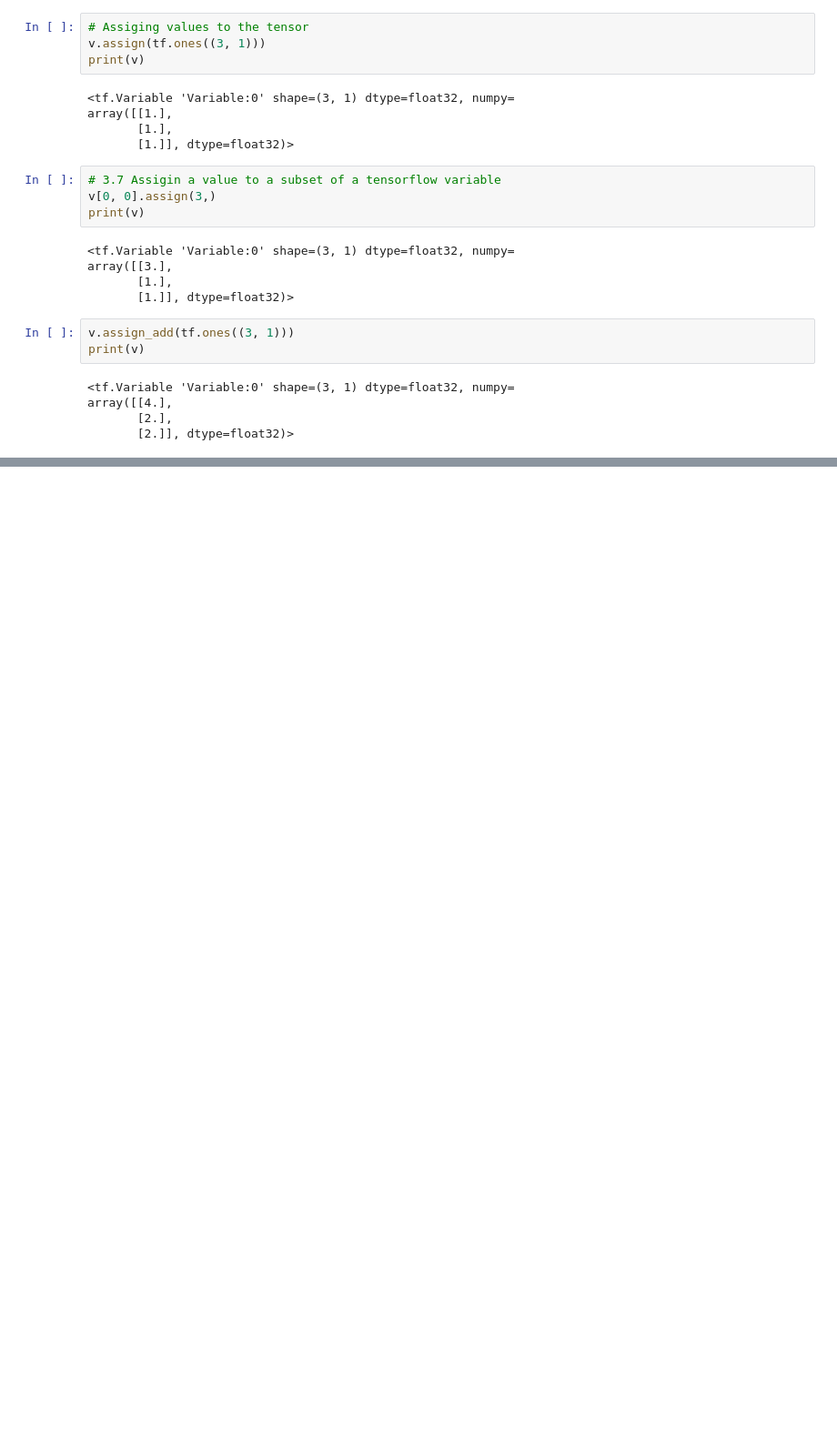
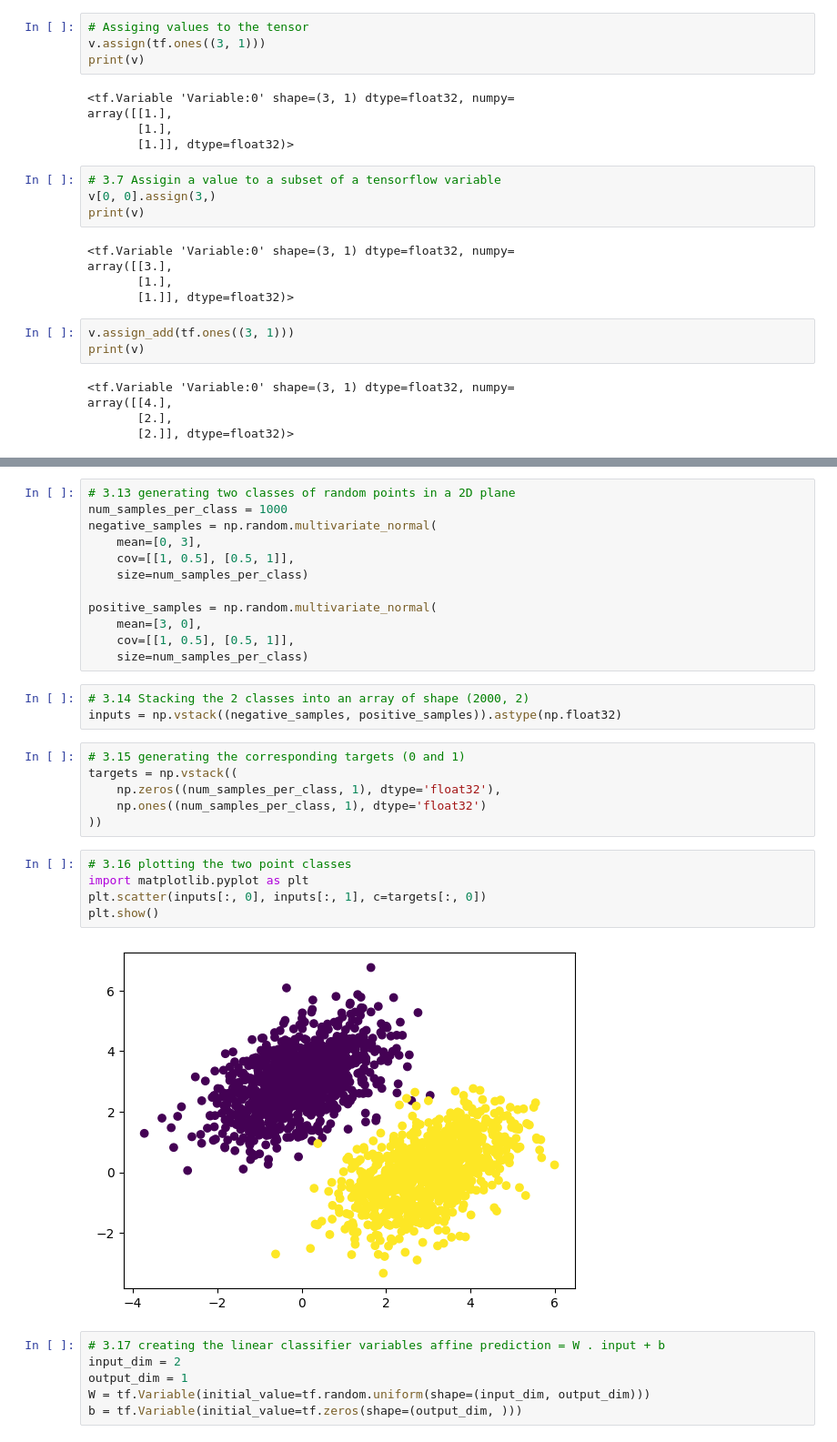
Before and after one commit to will-j-c/deep_learning_in_python, a Jupyter notebook: chapter_3.ipynb, the cells around one changed output, grey strips where cells are left out. Shown at 91% size. Saved outputs shown, nothing was run; the diff lists cells and outputs as text; blank space fills up the shorter version.

```diff
--- a/chapter_3.ipynb
+++ b/chapter_3.ipynb
@@ -85,0 +144,34 @@ array([[4.],
+# %%
+# 3.13 generating two classes of random points in a 2D plane
+num_samples_per_class = 1000
+negative_samples = np.random.multivariate_normal(
+    mean=[0, 3],
+    cov=[[1, 0.5], [0.5, 1]],
+    size=num_samples_per_class)
+
+positive_samples = np.random.multivariate_normal(
+    mean=[3, 0],
+    cov=[[1, 0.5], [0.5, 1]],
+    size=num_samples_per_class)
+# %%
+# 3.14 Stacking the 2 classes into an array of shape (2000, 2)
+inputs = np.vstack((negative_samples, positive_samples)).astype(np.float32)
+# %%
+# 3.15 generating the corresponding targets (0 and 1)
+targets = np.vstack((
+    np.zeros((num_samples_per_class, 1), dtype='float32'),
+    np.ones((num_samples_per_class, 1), dtype='float32')
+))
+# %%
+# 3.16 plotting the two point classes
+import matplotlib.pyplot as plt
+plt.scatter(inputs[:, 0], inputs[:, 1], c=targets[:, 0])
+plt.show()
+# %% [output]
+[figure, added]
+# %%
+# 3.17 creating the linear classifier variables affine prediction = W . input + b
+input_dim = 2
+output_dim = 1
+W = tf.Variable(initial_value=tf.random.uniform(shape=(input_dim, output_dim)))
+b = tf.Variable(initial_value=tf.zeros(shape=(output_dim, )))
```
Also changed, not shown: parts of 17 cells of this notebook, 2 other files.
